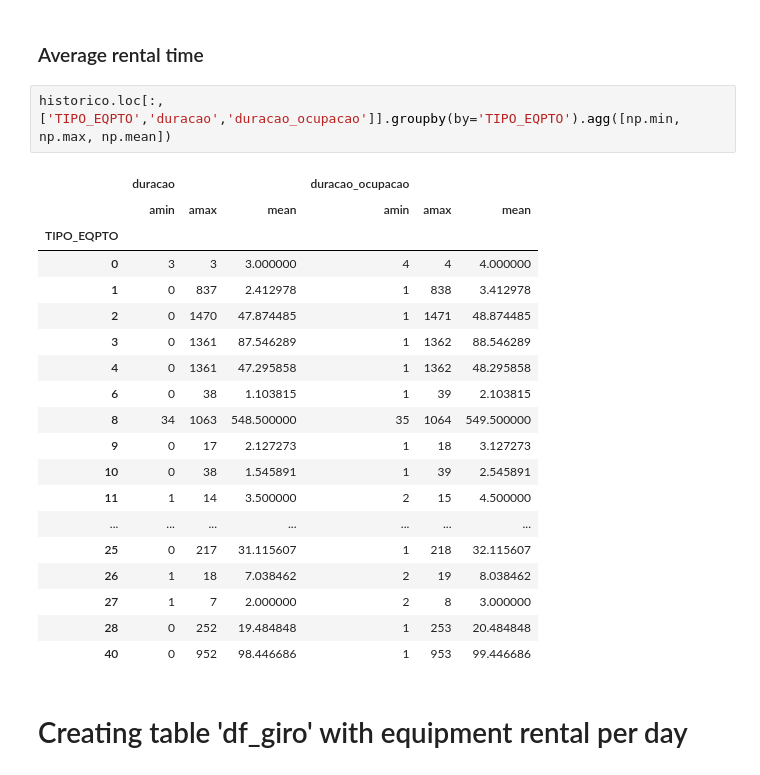
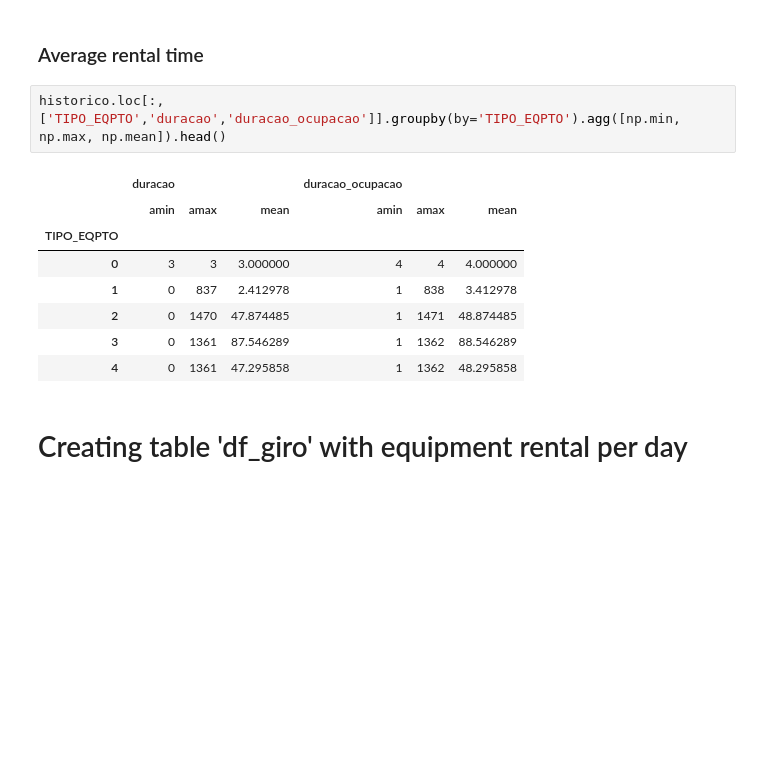
Before and after one commit to rafaelbazzanella/Projetos, a Jupyter notebook: Projeto Final IronHack/Final_Project_TimeSeries_Analysis.ipynb, the cells around one changed output. Saved outputs shown, nothing was run; the diff lists cells and outputs as text; blank space fills up the shorter version.

```diff
--- a/Projeto Final IronHack/Final_Project_TimeSeries_Analysis.ipynb
+++ b/Projeto Final IronHack/Final_Project_TimeSeries_Analysis.ipynb
@@ -152,27 +198,16 @@ plt.show()
 # %% [markdown]
 ### Average rental time
 # %%
-historico.loc[:,['TIPO_EQPTO','duracao','duracao_ocupacao']].groupby(by='TIPO_EQPTO').agg([np.min, np.max, np.mean])
+historico.loc[:,['TIPO_EQPTO','duracao','duracao_ocupacao']].groupby(by='TIPO_EQPTO').agg([np.min, np.max, np.mean]).head()
 # %% [output]
 |  | duracao |  |  | duracao_ocupacao |  |  |
 |  | amin | amax | mean | amin | amax | mean |
 | TIPO_EQPTO |  |  |  |  |  |  |
 | 0 | 3 | 3 | 3.000000 | 4 | 4 | 4.000000 |
 | 1 | 0 | 837 | 2.412978 | 1 | 838 | 3.412978 |
 | 2 | 0 | 1470 | 47.874485 | 1 | 1471 | 48.874485 |
 | 3 | 0 | 1361 | 87.546289 | 1 | 1362 | 88.546289 |
 | 4 | 0 | 1361 | 47.295858 | 1 | 1362 | 48.295858 |
-| 6 | 0 | 38 | 1.103815 | 1 | 39 | 2.103815 |
-| 8 | 34 | 1063 | 548.500000 | 35 | 1064 | 549.500000 |
-| 9 | 0 | 17 | 2.127273 | 1 | 18 | 3.127273 |
-| 10 | 0 | 38 | 1.545891 | 1 | 39 | 2.545891 |
-| 11 | 1 | 14 | 3.500000 | 2 | 15 | 4.500000 |
-| ... | ... | ... | ... | ... | ... | ... |
-| 25 | 0 | 217 | 31.115607 | 1 | 218 | 32.115607 |
-| 26 | 1 | 18 | 7.038462 | 2 | 19 | 8.038462 |
-| 27 | 1 | 7 | 2.000000 | 2 | 8 | 3.000000 |
-| 28 | 0 | 252 | 19.484848 | 1 | 253 | 20.484848 |
-| 40 | 0 | 952 | 98.446686 | 1 | 953 | 99.446686 |
 # %% [markdown]
 # Creating table 'df_giro' with equipment rental per day
 # %%
```
Also changed, not shown: parts of 1 cell of this notebook.
